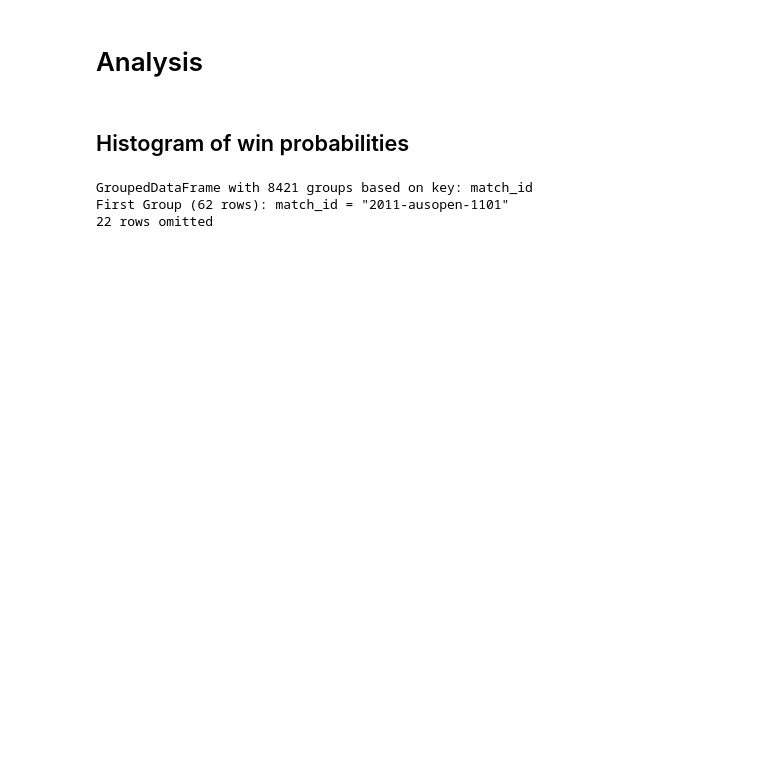
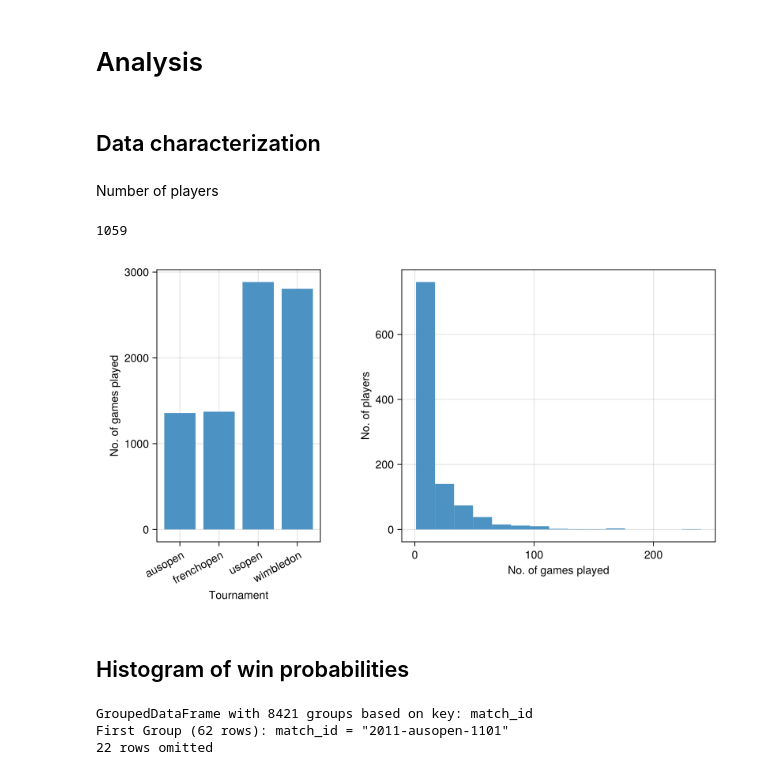
Before and after one commit to VictorKeil/grand-slam-analysis, a Jupyter notebook: Main.ipynb, the cells around one changed output. Cells and saved outputs as stored; diff of their text form; code cells hidden in the pictures; blank space fills up the shorter version.

```diff
--- a/Main.ipynb
+++ b/Main.ipynb
@@ -183,3 +213,57 @@ leftjoin!(df, mdf[:,[:match_id, :player1id, :player2id]], on = :match_id);
 | 1540352 | 2024-wimbledon-2701 | 2024 | wimbledon | 505 | 1:55:58 | 3 | 6 | 4 | 1 | ... |
 # %% [markdown]
 # Analysis
+# %% [markdown]
+## Data characterization
+# %% [markdown]
+Number of players
+# %%
+vcat(df.player1id, df.player2id) |> unique |> length
+# %% [output]
+1059
+# %%
+df2 = df[.! (ismissing.(df.player1id) .|| ismissing.(df.player2id)),:]
+plmat = combine(
+    groupby(select(df2, [:match_id, :player1id, :player2id]), :match_id),
+    [:match_id, :player1id, :player2id] =>
+    ((mid, p1, p2) -> hcat(first(mid), first(p1), first(p2))) =>
+    [:match_id, :player1id, :player2id]
+)
+
+total_games = vcat(
+    select(plmat, :player1id => :id),
+    select(plmat, :player2id => :id)
+)
+
+player_games = Dict(d.id[1] => length(d.id) for d in groupby(total_games, :id));
+# %%
+tmnts = categorical([d.Tmnt[1] for d in groupby(df, :match_id)])
+tmnt_counts = countmap(tmnts)
+
+f = Figure(size = (800, 450))
+
+ax1 = Axis(f[1,1],
+    xticklabelrotation = 0.5,
+    ylabel = "No. of games played",
+    xlabel = "Tournament",
+)
+barplot!(
+    levelcode.(tmnt_counts |> keys),
+    tmnt_counts |> values |> collect
+)
+ax1.xticks = (1:4, String.(levels(tmnts)))
+
+ax2 = Axis(f[1,2],
+    xlabel = "No. of games played",
+    ylabel = "No. of players",
+)
+plt = hist!(values(player_games) |> collect)
+
+colsize!(f.layout, 1, Aspect(1, 3/5))
+colsize!(f.layout, 2, Auto(0.7))
+colgap!(f.layout, 50)
+resize_to_layout!(f)
+
+f
+# %% [output]
+[figure, added]
```
Also changed, not shown: parts of 11 cells of this notebook, 7 other files.
